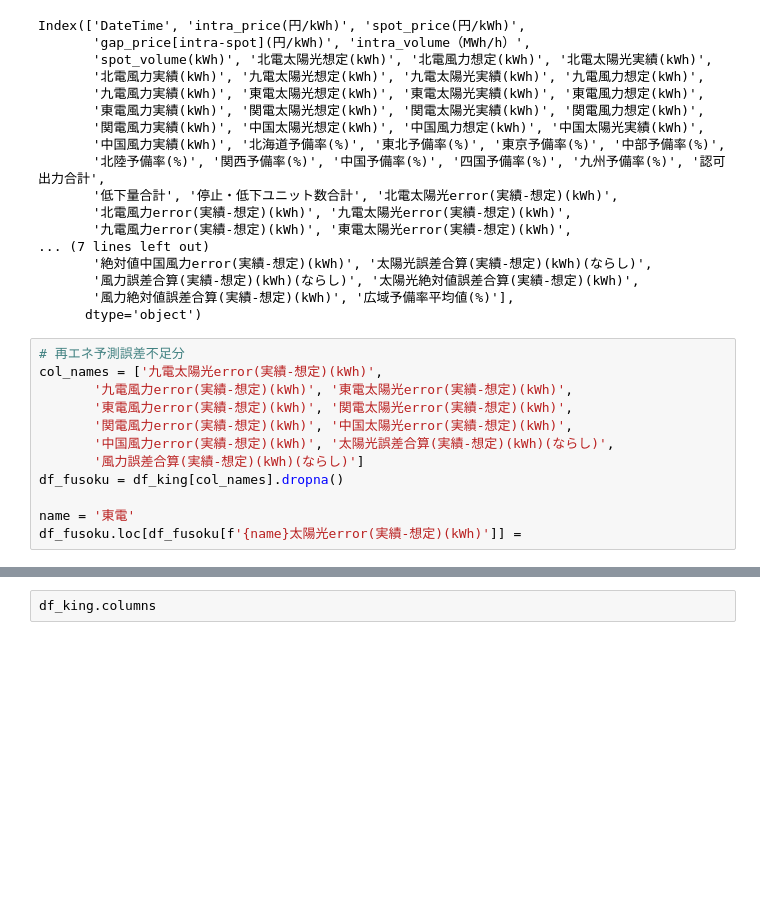
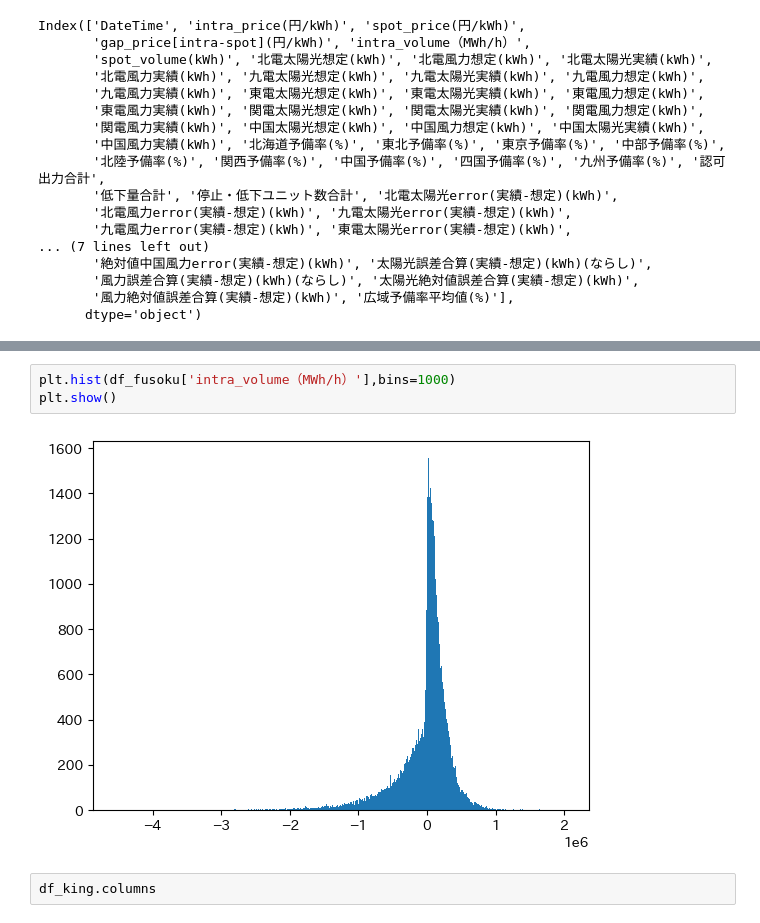
Before and after one commit to psukee/project_for_sotsuron, a Jupyter notebook: 再エネ誤差/不足再エネ誤差.ipynb, the cells around one changed output, grey strips where cells are left out. Cells and saved outputs as stored; diff of their text form; blank space fills up the shorter version.

```diff
--- a/再エネ誤差/不足再エネ誤差.ipynb
+++ b/再エネ誤差/不足再エネ誤差.ipynb
@@ -105,15 +195,3 @@ Index(['DateTime', 'intra_price(円/kWh)', 'spot_price(円/kWh)',
        '風力誤差合算(実績-想定)(kWh)(ならし)', '太陽光絶対値誤差合算(実績-想定)(kWh)',
        '風力絶対値誤差合算(実績-想定)(kWh)', '広域予備率平均値(%)'],
       dtype='object')
-# %%
-# 再エネ予測誤差不足分
-col_names = ['九電太陽光error(実績-想定)(kWh)',
-       '九電風力error(実績-想定)(kWh)', '東電太陽光error(実績-想定)(kWh)',
-       '東電風力error(実績-想定)(kWh)', '関電太陽光error(実績-想定)(kWh)',
-       '関電風力error(実績-想定)(kWh)', '中国太陽光error(実績-想定)(kWh)',
-       '中国風力error(実績-想定)(kWh)', '太陽光誤差合算(実績-想定)(kWh)(ならし)',
-       '風力誤差合算(実績-想定)(kWh)(ならし)']
-df_fusoku = df_king[col_names].dropna()
-
-name = '東電'
-df_fusoku.loc[df_fusoku[f'{name}太陽光error(実績-想定)(kWh)']] =
@@ -135,3 +214,8 @@ df_fusoku.loc[df_fusoku[f'{name}太陽光error(実績-想定)(kWh)']] =
+# %%
+plt.hist(df_fusoku['intra_volume（MWh/h）'],bins=1000)
+plt.show()
+# %% [output]
+[figure, added]
 # %%
 df_king.columns
 # %%
```
Also changed, not shown: parts of 6 cells of this notebook, 7 other files.
